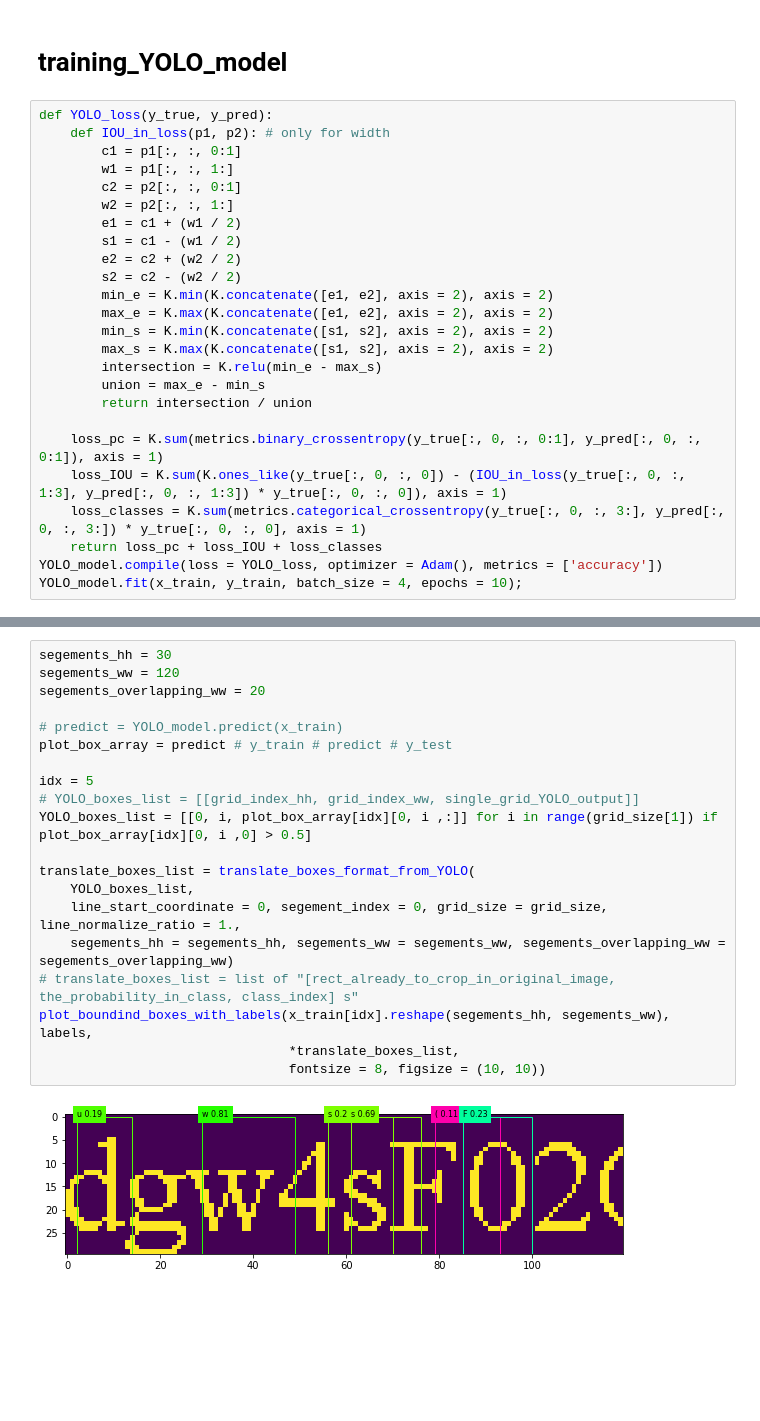
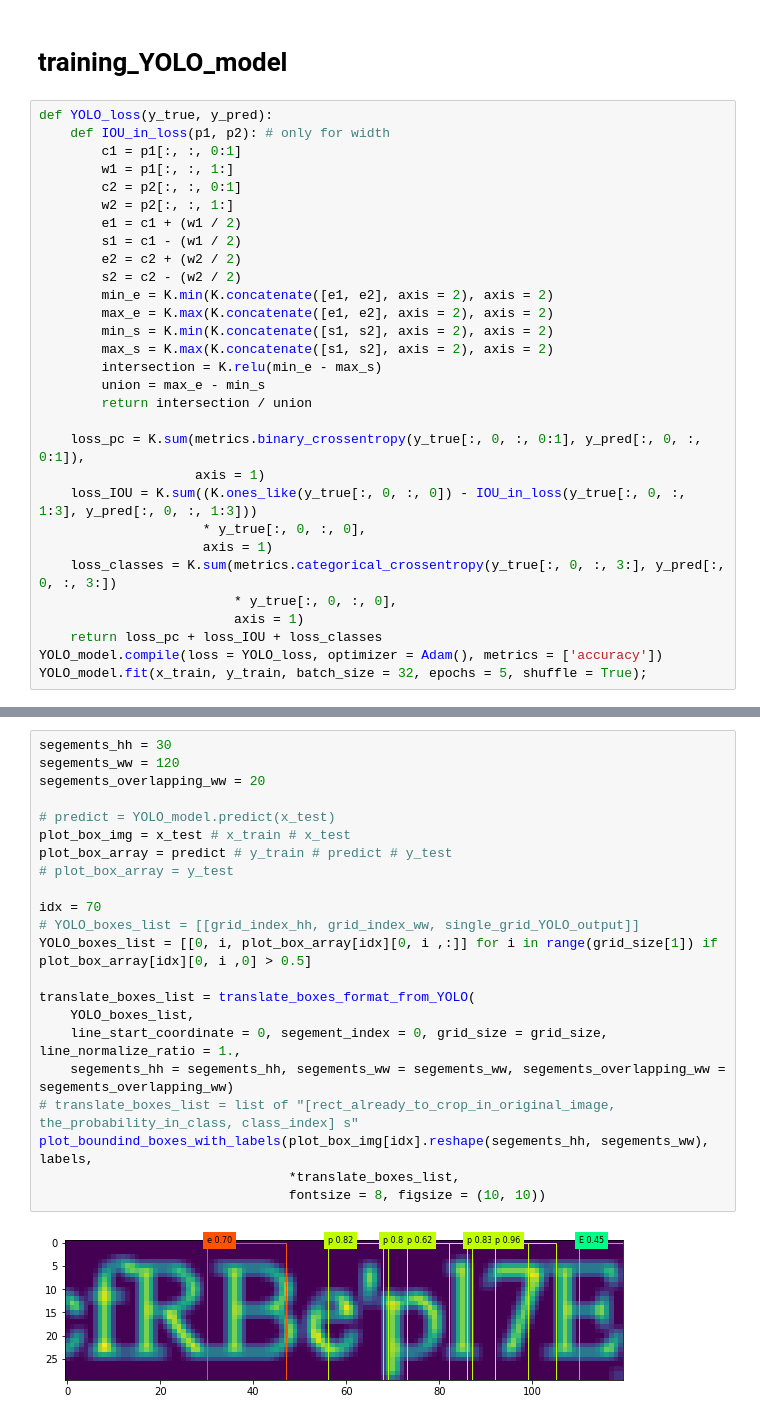
Before and after one commit to kuiyochen/Python_ML_learning, a Jupyter notebook: OCR_test.ipynb, the cells around one changed output, grey strips where cells are left out. Saved outputs shown, nothing was run; the diff lists cells and outputs as text; blank space fills up the shorter version.

```diff
--- a/OCR_test.ipynb
+++ b/OCR_test.ipynb
@@ -770,10 +796,15 @@ def YOLO_loss(y_true, y_pred):
         union = max_e - min_s
         return intersection / union
 
-    loss_pc = K.sum(metrics.binary_crossentropy(y_true[:, 0, :, 0:1], y_pred[:, 0, :, 0:1]), axis = 1)
-    loss_IOU = K.sum(K.ones_like(y_true[:, 0, :, 0]) - (IOU_in_loss(y_true[:, 0, :, 1:3], y_pred[:, 0, :, 1:3]) * y_true[:, 0, :, 0]), axis = 1)
-    loss_classes = K.sum(metrics.categorical_crossentropy(y_true[:, 0, :, 3:], y_pred[:, 0, :, 3:]) * y_true[:, 0, :, 0], axis = 1)
+    loss_pc = K.sum(metrics.binary_crossentropy(y_true[:, 0, :, 0:1], y_pred[:, 0, :, 0:1]),
+                    axis = 1)
+    loss_IOU = K.sum((K.ones_like(y_true[:, 0, :, 0]) - IOU_in_loss(y_true[:, 0, :, 1:3], y_pred[:, 0, :, 1:3]))
+                     * y_true[:, 0, :, 0],
+                     axis = 1)
+    loss_classes = K.sum(metrics.categorical_crossentropy(y_true[:, 0, :, 3:], y_pred[:, 0, :, 3:])
+                         * y_true[:, 0, :, 0],
+                         axis = 1)
     return loss_pc + loss_IOU + loss_classes
 YOLO_model.compile(loss = YOLO_loss, optimizer = Adam(), metrics = ['accuracy'])
-YOLO_model.fit(x_train, y_train, batch_size = 4, epochs = 10);
+YOLO_model.fit(x_train, y_train, batch_size = 32, epochs = 5, shuffle = True);
 # %% [output]
@@ -804,22 +828,24 @@ Loss: 50.890976.        準確率: 33.625001
 # %%
 segements_hh = 30
 segements_ww = 120
 segements_overlapping_ww = 20
 
-# predict = YOLO_model.predict(x_train)
+# predict = YOLO_model.predict(x_test)
+plot_box_img = x_test # x_train # x_test
 plot_box_array = predict # y_train # predict # y_test
+# plot_box_array = y_test
 
-idx = 5
+idx = 70
 # YOLO_boxes_list = [[grid_index_hh, grid_index_ww, single_grid_YOLO_output]]
 YOLO_boxes_list = [[0, i, plot_box_array[idx][0, i ,:]] for i in range(grid_size[1]) if plot_box_array[idx][0, i ,0] > 0.5]
 
 translate_boxes_list = translate_boxes_format_from_YOLO(
     YOLO_boxes_list,
     line_start_coordinate = 0, segement_index = 0, grid_size = grid_size, line_normalize_ratio = 1.,
     segements_hh = segements_hh, segements_ww = segements_ww, segements_overlapping_ww = segements_overlapping_ww)
 # translate_boxes_list = list of "[rect_already_to_crop_in_original_image, the_probability_in_class, class_index] s"
-plot_boundind_boxes_with_labels(x_train[idx].reshape(segements_hh, segements_ww), labels,
+plot_boundind_boxes_with_labels(plot_box_img[idx].reshape(segements_hh, segements_ww), labels,
                                 *translate_boxes_list,
                                 fontsize = 8, figsize = (10, 10))
 # %% [output]
-[figure, old version]
+[figure, new version]
```
Also changed, not shown: parts of 12 cells of this notebook, 1 other file.
